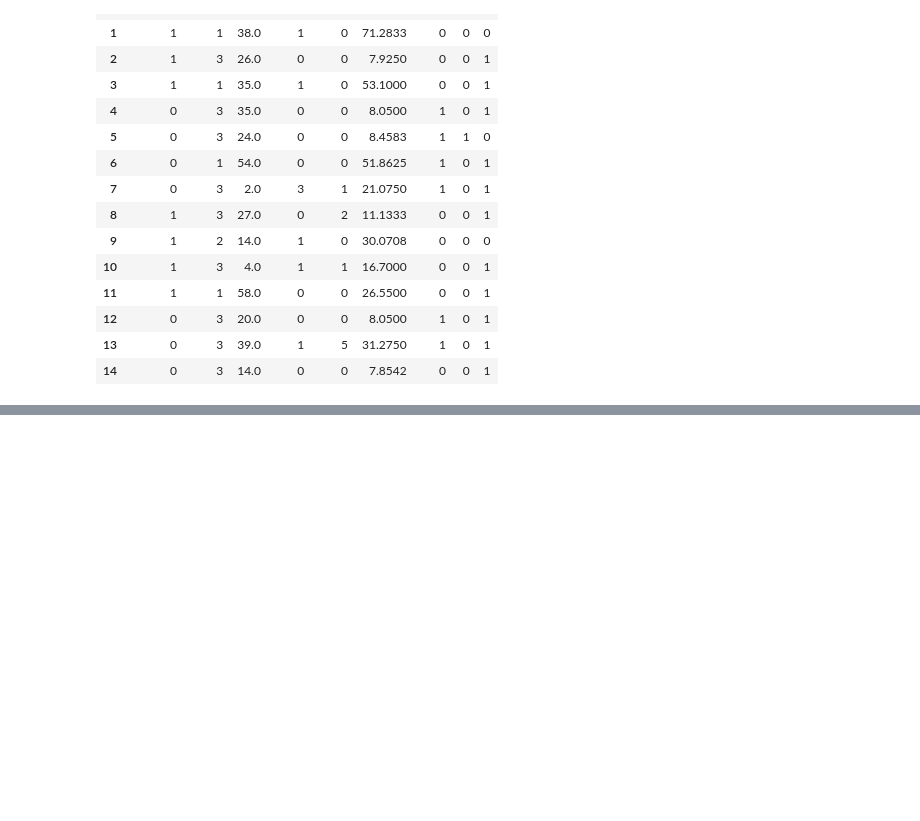
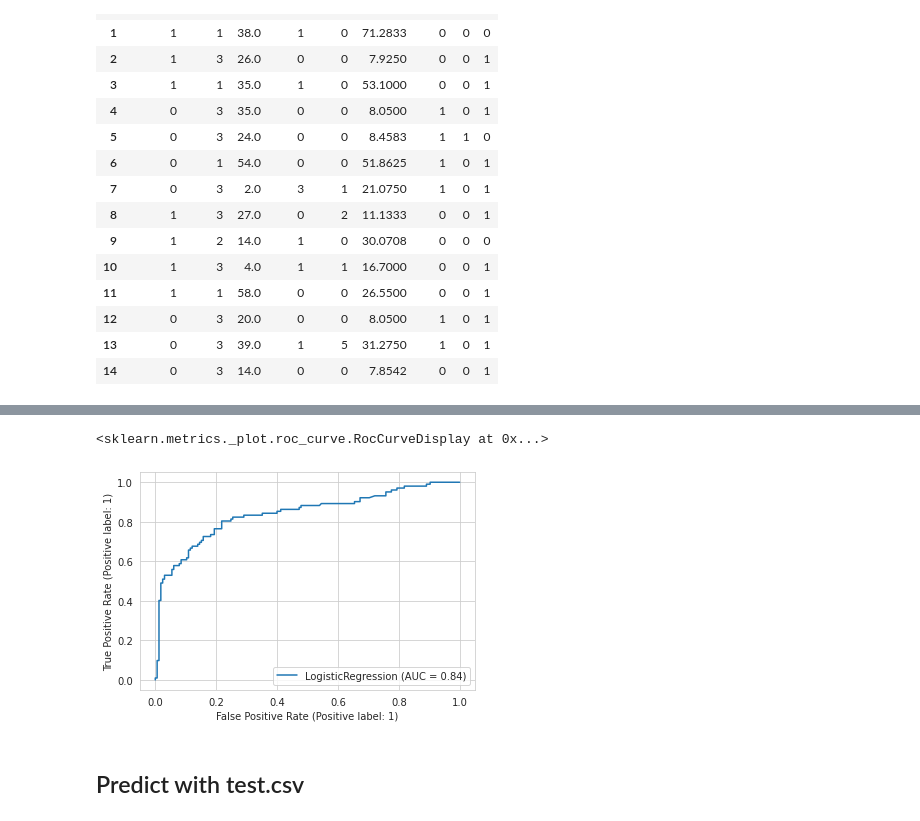
Before and after one commit to JPSantistebanQ/Kaggle-Notebook-Titanic---Machine-Learning-from-Disaster, a Jupyter notebook: titanic-machine-learning-from-disaster.ipynb, the cells around one changed output, grey strips where cells are left out. Drawn from its saved outputs; the diff is of its cells as text; code cells hidden in the pictures; blank space fills up the shorter version.

```diff
--- a/titanic-machine-learning-from-disaster.ipynb
+++ b/titanic-machine-learning-from-disaster.ipynb
@@ -364,0 +577,7 @@ train.head(15)
+# %%
+plot_roc_curve(logmodel, X_test, y_test, pos_label=1)
+# %% [output]
+<sklearn.metrics._plot.roc_curve.RocCurveDisplay at 0x...>
+[figure, added]
+# %% [markdown]
+## Predict with test.csv
```
Also changed, not shown: parts of 55 cells of this notebook.
